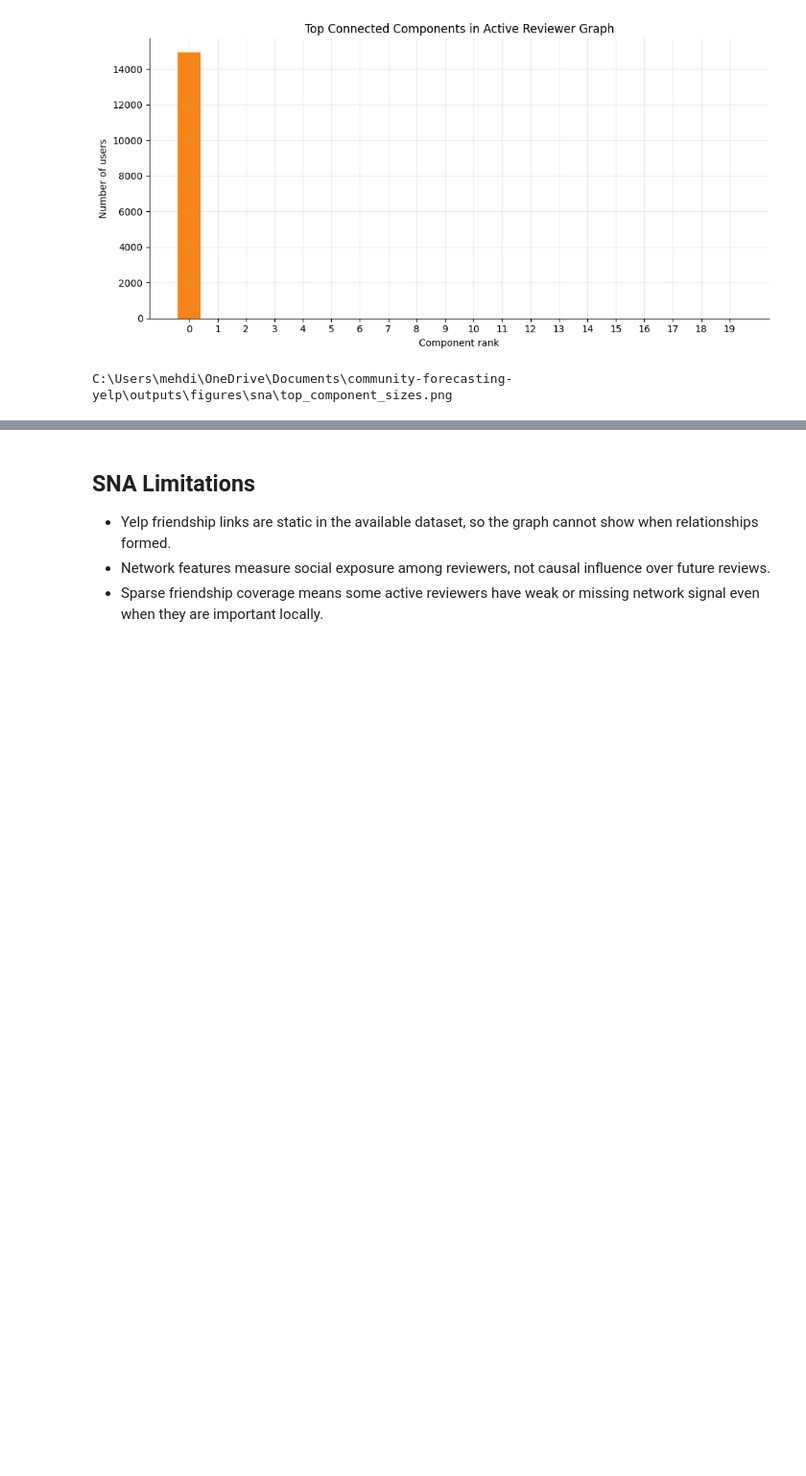
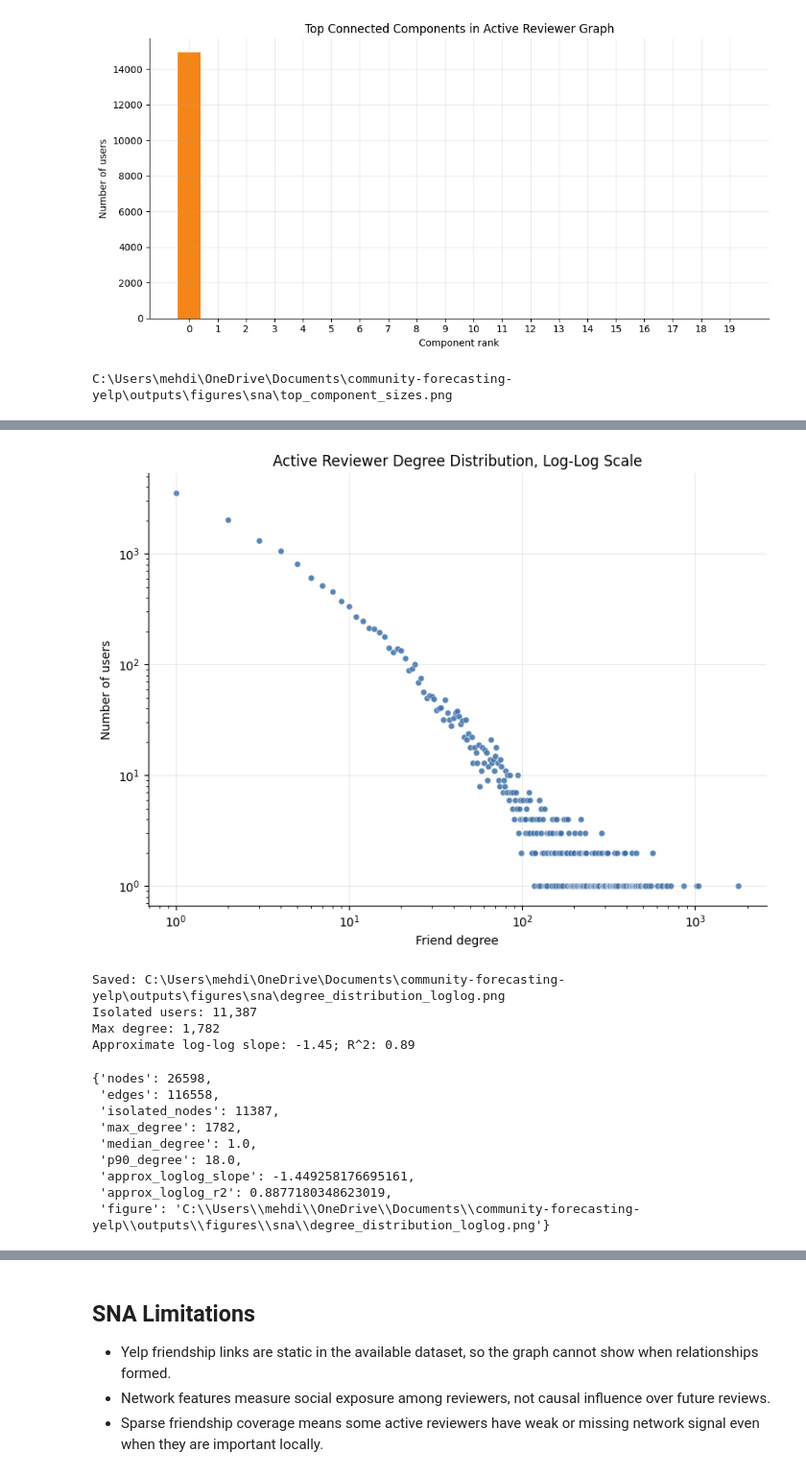
Before and after one commit to MehdiHellall/community-forecasting-yelp, a Jupyter notebook: notebooks/04_social_network_analysis.ipynb, the cells around one changed output, grey strips where cells are left out. Shown at 96% size. Saved outputs shown, nothing was run; the diff lists cells and outputs as text; code cells hidden in the pictures; blank space fills up the shorter version.

Commit message:
Add Yelp reviewer community analysis

```diff
--- a/notebooks/04_social_network_analysis.ipynb
+++ b/notebooks/04_social_network_analysis.ipynb
@@ -413,0 +418,78 @@ C:\Users\mehdi\OneDrive\Documents\community-forecasting-yelp\outputs\figures\sna
+# %%
+# Plot the active-reviewer degree distribution on log-log axes.
+import numpy as np
+
+review_count_in_city = {
+    node: data.get("review_count_in_city", user_review_counts.get(node, 0))
+    for node, data in G.nodes(data=True)
+}
+nx.set_node_attributes(G, review_count_in_city, "review_count_in_city")
+
+degree_values = pd.Series(dict(G.degree()), name="degree")
+degree_counts = degree_values.value_counts().sort_index()
+positive_degree_counts = degree_counts[degree_counts.index > 0]
+
+fig, ax = plt.subplots(figsize=(8, 6))
+ax.scatter(
+    positive_degree_counts.index,
+    positive_degree_counts.values,
+    s=26,
+    color="#3B6EA8",
+    alpha=0.85,
+    edgecolor="white",
+    linewidth=0.4,
+)
+ax.set_xscale("log")
+ax.set_yscale("log")
+ax.set_title("Active Reviewer Degree Distribution, Log-Log Scale")
+ax.set_xlabel("Friend degree")
+ax.set_ylabel("Number of users")
+fig.tight_layout()
+path = FIGURES_DIR / "degree_distribution_loglog.png"
+fig.savefig(path, dpi=180)
+plt.show()
+plt.close(fig)
+
+if len(positive_degree_counts) >= 3:
+    log_degree = np.log10(positive_degree_counts.index.to_numpy(dtype=float))
+    log_frequency = np.log10(positive_degree_counts.to_numpy(dtype=float))
+    slope, intercept = np.polyfit(log_degree, log_frequency, 1)
+    fitted = slope * log_degree + intercept
+    ss_res = float(np.sum((log_frequency - fitted) ** 2))
+    ss_tot = float(np.sum((log_frequency - log_frequency.mean()) ** 2))
+    loglog_r2 = 1 - ss_res / ss_tot if ss_tot else np.nan
+else:
+    slope, loglog_r2 = np.nan, np.nan
+
+degree_distribution_summary = {
+    "nodes": int(G.number_of_nodes()),
+    "edges": int(G.number_of_edges()),
+    "isolated_nodes": int((degree_values == 0).sum()),
+    "max_degree": int(degree_values.max()),
+    "median_degree": float(degree_values.median()),
+    "p90_degree": float(degree_values.quantile(0.90)),
+    "approx_loglog_slope": float(slope) if not np.isnan(slope) else None,
+    "approx_loglog_r2": float(loglog_r2) if not np.isnan(loglog_r2) else None,
+    "figure": str(path),
+}
+
+print(f"Saved: {path}")
+print(f"Isolated users: {degree_distribution_summary['isolated_nodes']:,}")
+print(f"Max degree: {degree_distribution_summary['max_degree']:,}")
+print(f"Approximate log-log slope: {slope:.2f}; R^2: {loglog_r2:.2f}")
+degree_distribution_summary
+# %% [output]
+[figure, added]
+Saved: C:\Users\mehdi\OneDrive\Documents\community-forecasting-yelp\outputs\figures\sna\degree_distribution_loglog.png
+Isolated users: 11,387
+Max degree: 1,782
+Approximate log-log slope: -1.45; R^2: 0.89
+{'nodes': 26598,
+ 'edges': 116558,
+ 'isolated_nodes': 11387,
+ 'max_degree': 1782,
+ 'median_degree': 1.0,
+ 'p90_degree': 18.0,
+ 'approx_loglog_slope': -1.449258176695161,
+ 'approx_loglog_r2': 0.8877180348623019,
+ 'figure': 'C:\\Users\\mehdi\\OneDrive\\Documents\\community-forecasting-yelp\\outputs\\figures\\sna\\degree_distribution_loglog.png'}
```
Also changed, not shown: parts of 13 cells of this notebook, 3 other files.
